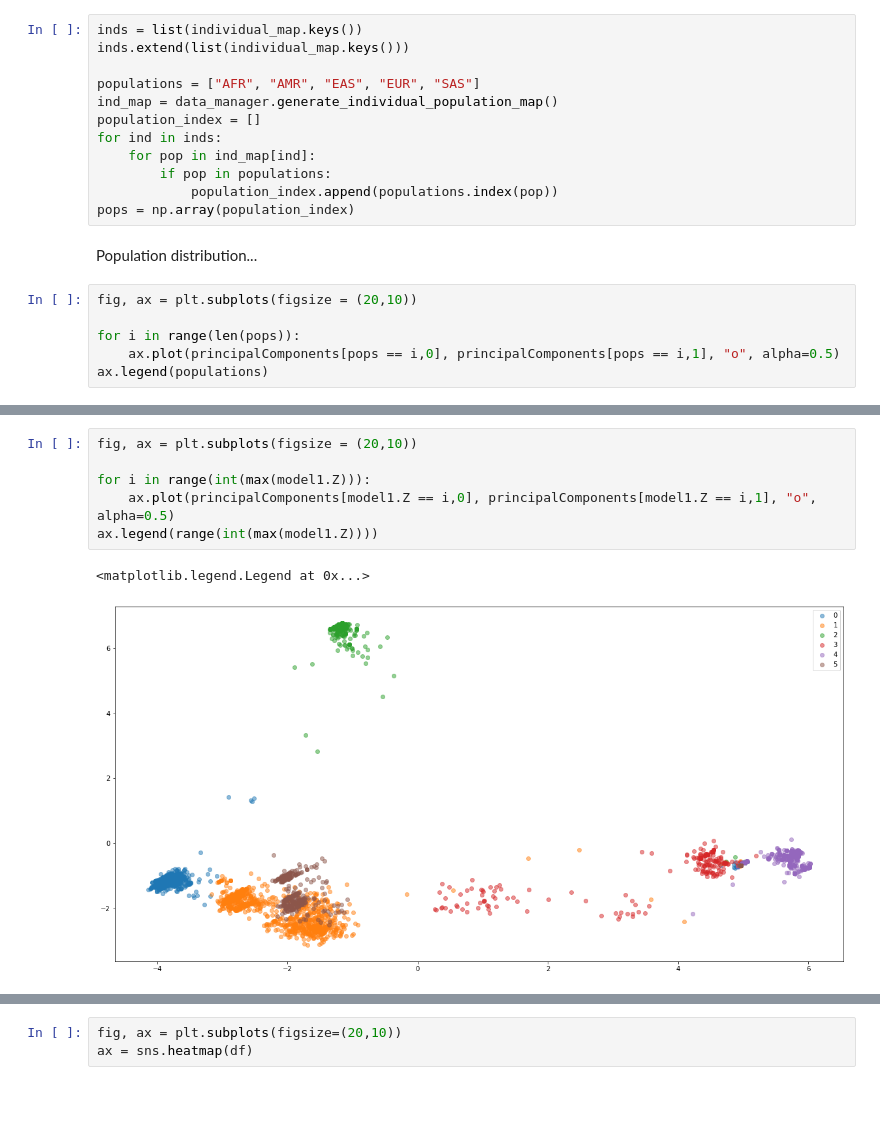
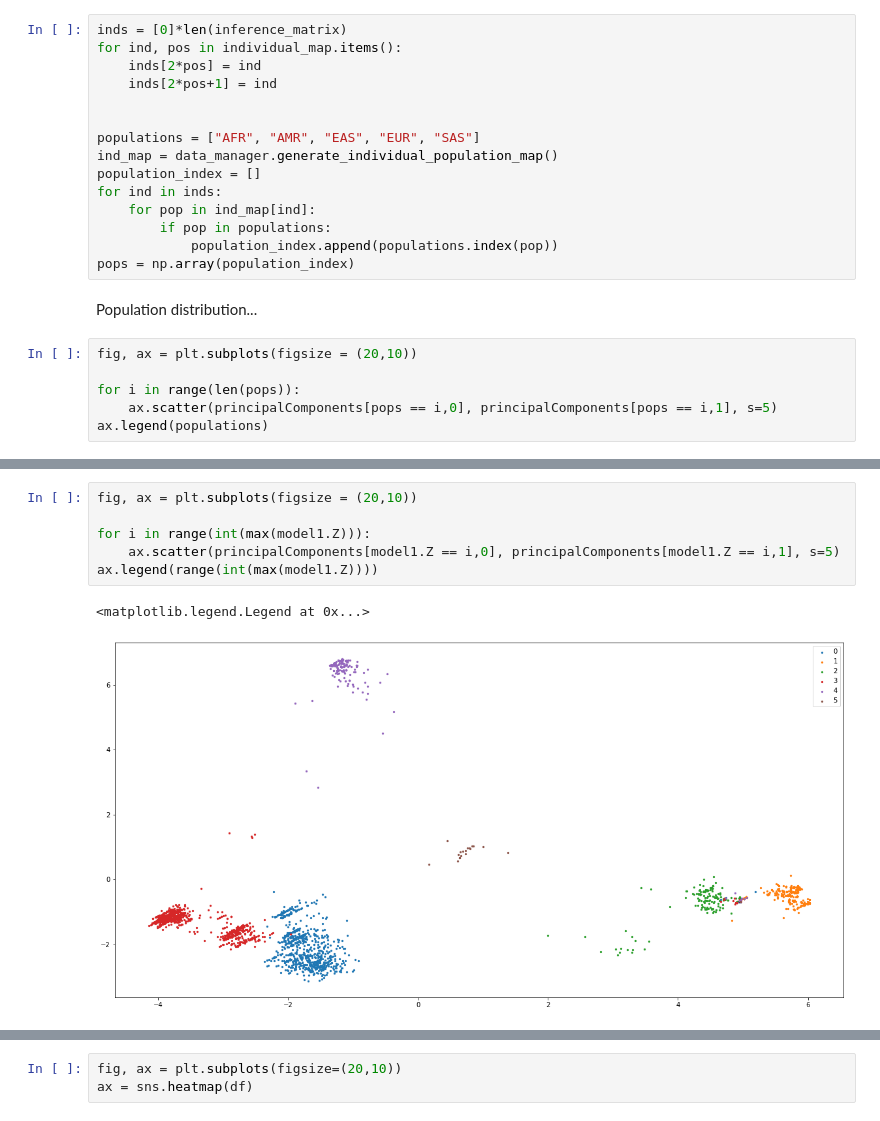
Before and after one commit to manuelgloeckler/sequence_bioinfo, a Jupyter notebook: project/HLA.ipynb, the cells around one changed output, grey strips where cells are left out. Cells and saved outputs as stored; diff of their text form.

```diff
--- a/project/HLA.ipynb
+++ b/project/HLA.ipynb
@@ -135,6 +137,9 @@ Over 50% of the variation can be explained by the first two principle components
 # %%
-inds = list(individual_map.keys())
-inds.extend(list(individual_map.keys()))
+inds = [0]*len(inference_matrix)
+for ind, pos in individual_map.items():
+    inds[2*pos] = ind
+    inds[2*pos+1] = ind
+
 
 populations = ["AFR", "AMR", "EAS", "EUR", "SAS"]
 ind_map = data_manager.generate_individual_population_map()
@@ -150,7 +155,7 @@ Population distribution...
 fig, ax = plt.subplots(figsize = (20,10))
 
 for i in range(len(pops)):
-    ax.plot(principalComponents[pops == i,0], principalComponents[pops == i,1], "o", alpha=0.5)
+    ax.scatter(principalComponents[pops == i,0], principalComponents[pops == i,1], s=5)
 ax.legend(populations)
 # %% [output]
 <matplotlib.legend.Legend at 0x...>
@@ -158,9 +163,9 @@ ax.legend(populations)
 # %%
 fig, ax = plt.subplots(figsize = (20,10))
 
 for i in range(int(max(model1.Z))):
-    ax.plot(principalComponents[model1.Z == i,0], principalComponents[model1.Z == i,1], "o", alpha=0.5)
+    ax.scatter(principalComponents[model1.Z == i,0], principalComponents[model1.Z == i,1], s=5)
 ax.legend(range(int(max(model1.Z))))
 # %% [output]
 <matplotlib.legend.Legend at 0x...>
-[figure, old version]
+[figure, new version]
```
Also changed, not shown: parts of 7 cells of this notebook, 2 other files.
